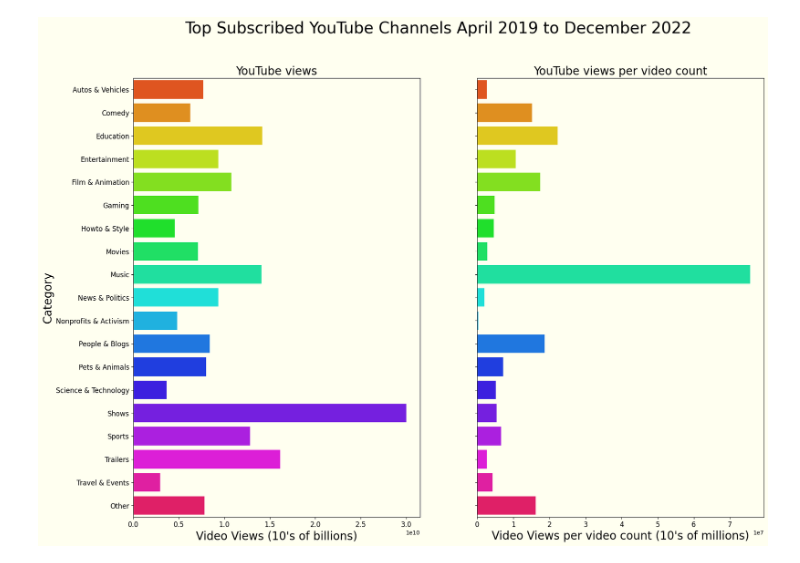
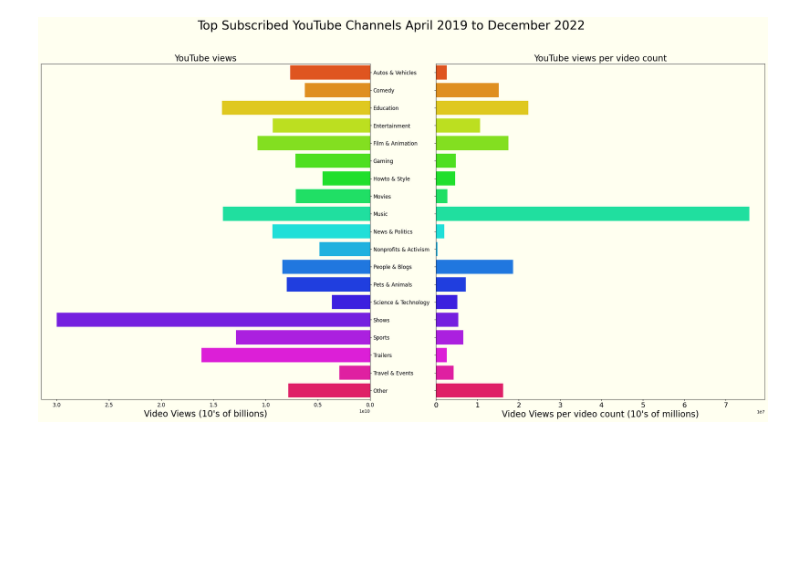
Before and after one commit to StephenBurke/youtube-subs, a Jupyter notebook: eda.ipynb, the cells around one changed output. Saved outputs shown, nothing was run; the diff lists cells and outputs as text; code cells hidden in the pictures; blank space fills up the shorter version.

Commit message:
Flip (#25)
* Added space between graphs

* Sizing

```diff
--- a/eda.ipynb
+++ b/eda.ipynb
@@ -16,7 +16,7 @@ axis_label_size = 20
 color_palette = 'hsv'
 
 # Initialise the subplot function using number of rows and columns
-fig, axis = plt.subplots(1, 2, figsize = (20, 14), sharey=True, facecolor = bg_color)
+fig, axis = plt.subplots(1, 2, figsize = (30, 14), sharey=True, facecolor = bg_color)
 
 fig.suptitle(
     'Top Subscribed YouTube Channels April 2019 to December 2022',
@@ -36,34 +36,40 @@ sns.barplot(
     dodge = False)
 
 axis[0].set_facecolor(graph_color)
 axis[0].set_title('YouTube views', fontsize = axis_label_size)
 axis[0].set_xlabel("Video Views (10's of billions)", fontsize = axis_label_size)
 axis[0].set_ylabel('Category', fontsize = axis_label_size)
 axis[0].tick_params(labelsize = (0.6)*axis_label_size)
 axis[0].legend_.remove()
+axis[0].invert_xaxis()
+axis[0].set_ylabel('')
+axis[0].yaxis.tick_right
+axis[0].yaxis.set_label_position('right')
+axis[0].yaxis.set_ticks_position('right')
+
 
 # views/video_count v category
 sns.barplot(
     ax = axis[1],
     data = df,
     y = 'Category',
     x = 'views_over_counts',
     hue = 'Category',
     palette = color_palette,
     errorbar = None,
     width = .8,
     orient = 'h',
     dodge = False)
 
 axis[1].set_facecolor(graph_color)
 axis[1].set_title('YouTube views per video count', fontsize = axis_label_size)
 axis[1].set_xlabel("Video Views per video count (10's of millions)", fontsize = axis_label_size)
 axis[1].set_ylabel('')
-axis[1].tick_params(labelsize = (0.6)*axis_label_size)
+axis[1].tick_params(labelsize = (0.8)*axis_label_size)
 axis[1].legend_.remove()
 
 plt.show()
 # %% [output]
-[figure, old version]
+[figure, new version]
 # %%
 fig.savefig('./graph.png', facecolor = fig.get_facecolor())
```
Also changed, not shown: 1 other file.
